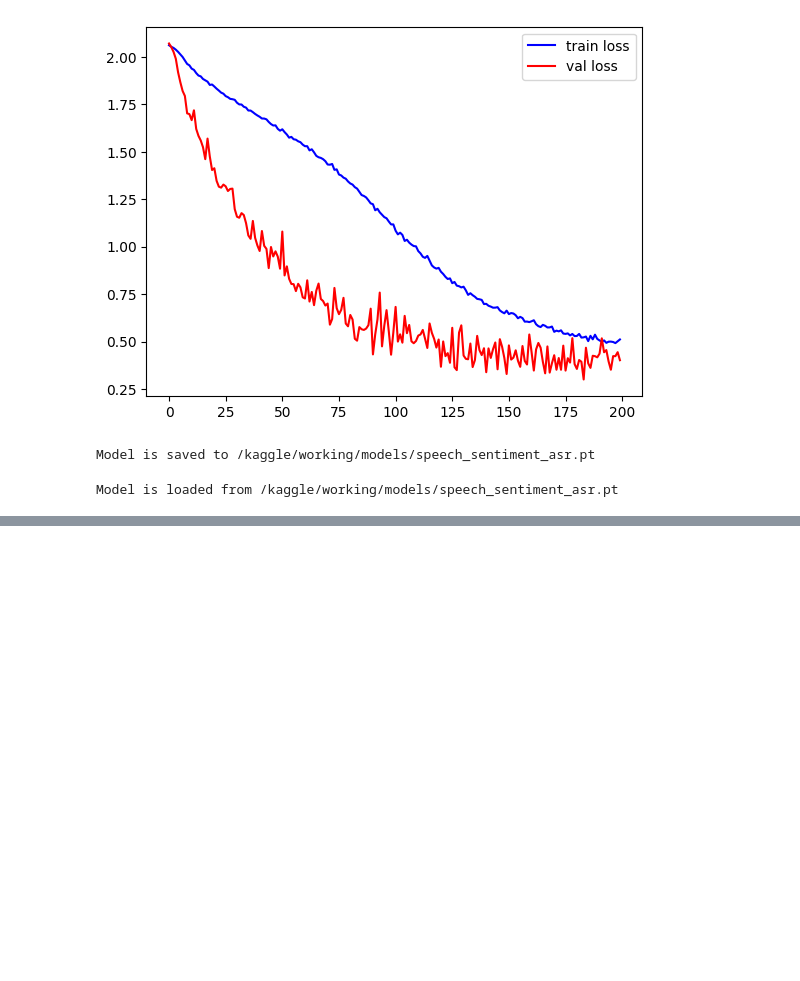
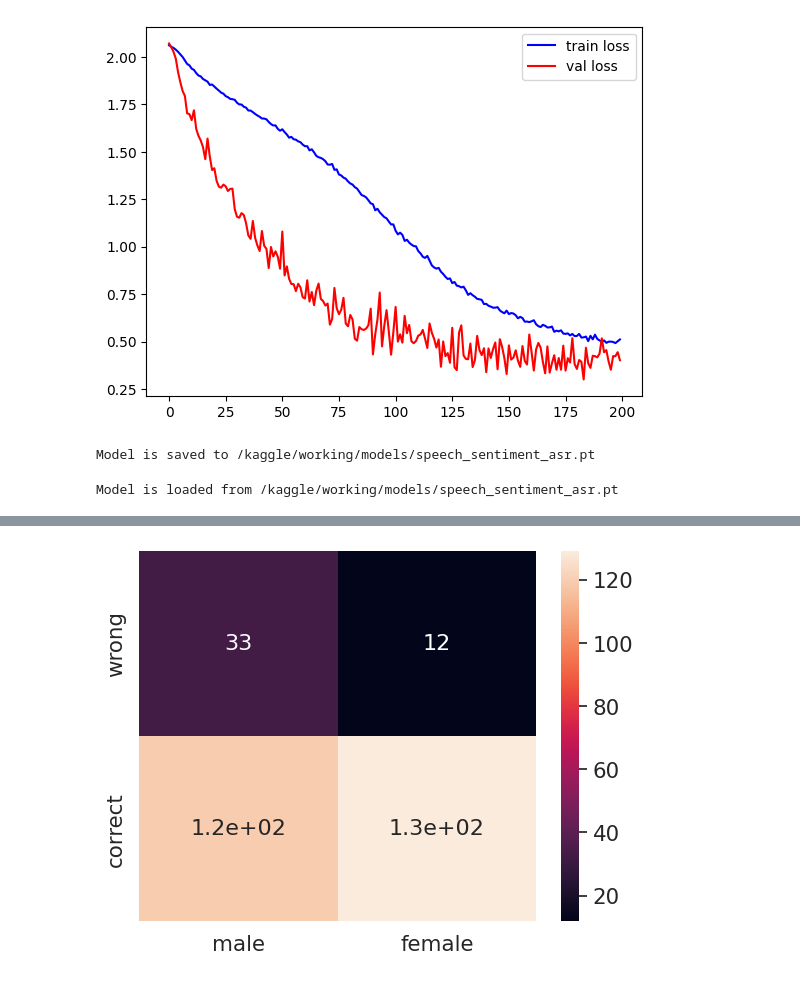
Before and after one commit to LuluW8071/ASR-with-Speech-Sentiment-and-Text-Summarizer, a Jupyter notebook: src/Speech_Sentiment_Analysis/sentiment_analysis(saugat)/speech-sentiment.ipynb, the cells around one changed output, grey strips where cells are left out. Cells and saved outputs as stored; diff of their text form; code cells hidden in the pictures; blank space fills up the shorter version.

```diff
--- a/src/Speech_Sentiment_Analysis/sentiment_analysis(saugat)/speech-sentiment.ipynb
+++ b/src/Speech_Sentiment_Analysis/sentiment_analysis(saugat)/speech-sentiment.ipynb
@@ -658,0 +703,25 @@ Test accuracy is 84.64%
+# %%
+#correlation between gender and corectness
+correct_male = 0
+correct_female = 0
+wrong_male = 0
+wrong_female = 0
+for i in range(len(X_test)):
+    gender = data.loc[test_ind[i],'Gender']
+    if Y_test[i] == predictions[i]: # correct prediction
+        if  gender == 'male':
+            correct_male += 1
+        else:
+            correct_female += 1
+    else: # wrong prediction
+        if gender == 'male':
+            wrong_male += 1
+        else:
+            wrong_female += 1
+array = np.array([[wrong_male,wrong_female],[correct_male,correct_female]])
+df = pd.DataFrame(array,['wrong','correct'],['male','female'])
+sn.set(font_scale=1.4) # for label size
+sn.heatmap(df, annot=True, annot_kws={"size": 16}) # font size
+plt.show()
+# %% [output]
+[figure, added]
```
Also changed, not shown: parts of 4 cells of this notebook.
